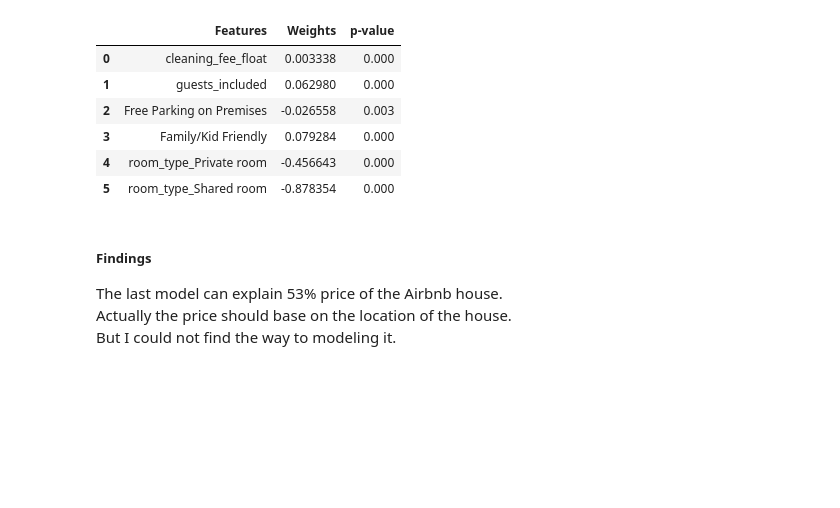
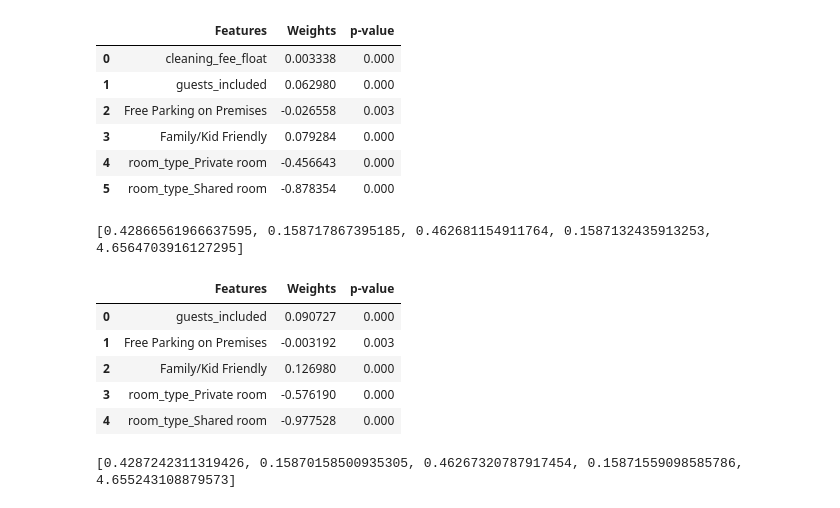
Before and after one commit to lengocanh/UdacityProject1, a Jupyter notebook: SeattleAirbnb.ipynb, the cells around one changed output. Drawn from its saved outputs; the diff is of its cells as text; code cells hidden in the pictures; blank space fills up the shorter version.

```diff
--- a/SeattleAirbnb.ipynb
+++ b/SeattleAirbnb.ipynb
@@ -525,8 +543,45 @@ reg_summary
 | 3 | Family/Kid Friendly | 0.079284 | 0.000 |
 | 4 | room_type_Private room | -0.456643 | 0.000 |
 | 5 | room_type_Shared room | -0.878354 | 0.000 |
-# %% [markdown]
-##### Findings
-The last model can explain 53% price of the Airbnb house.<br>
-Actually the price should base on the location of the house. <br>
-But I could not find the way to modeling it.<br>
+# %%
+# try to drop the cleaning_fee and see what happen.
+X = X.drop('cleaning_fee_float', axis=1)
+X_train, X_test, y_train, y_test = train_test_split(X, y_log, test_size = .30, random_state=123)
+lm_model = LinearRegression()
+lm_model.fit(X_train, y_train)
+
+y_test_preds = lm_model.predict(X_test)
+r2_score_test = r2_score(y_test, y_test_preds)
+mse_test = mean_squared_error(y_test, y_test_preds)
+r2_score_train = r2_score(y_train, lm_model.predict(X_train))
+mse_train = mean_squared_error(y_train, lm_model.predict(X_train))
+print([r2_score_test,mse_test,r2_score_train,mse_train,lm_model.intercept_])
+# %% [output]
+[0.42866561966637595, 0.158717867395185, 0.462681154911764, 0.1587132435913253, 4.6564703916127295]
+# %%
+reg_summary = pd.DataFrame(X.columns.values, columns=['Features'])
+reg_summary['Weights'] = lm_model.coef_
+reg_summary['p-value'] = f_regression(X_train,y_train)[1].round(3)
+reg_summary
+# %% [output]
+|  | Features | Weights | p-value |
+| 0 | guests_included | 0.090727 | 0.000 |
+| 1 | Free Parking on Premises | -0.003192 | 0.003 |
+| 2 | Family/Kid Friendly | 0.126980 | 0.000 |
+| 3 | room_type_Private room | -0.576190 | 0.000 |
+| 4 | room_type_Shared room | -0.977528 | 0.000 |
+# %%
+# the weight of Free Parking on Premises is negative, which is not reasonable.
+X = X.drop('Free Parking on Premises', axis=1)
+X_train, X_test, y_train, y_test = train_test_split(X, y_log, test_size = .30, random_state=123)
+lm_model = LinearRegression()
+lm_model.fit(X_train, y_train)
+
+y_test_preds = lm_model.predict(X_test)
+r2_score_test = r2_score(y_test, y_test_preds)
+mse_test = mean_squared_error(y_test, y_test_preds)
+r2_score_train = r2_score(y_train, lm_model.predict(X_train))
+mse_train = mean_squared_error(y_train, lm_model.predict(X_train))
+print([r2_score_test,mse_test,r2_score_train,mse_train,lm_model.intercept_])
+# %% [output]
+[0.4287242311319426, 0.15870158500935305, 0.46267320787917454, 0.15871559098585786, 4.655243108879573]
```
Also changed, not shown: parts of 5 cells of this notebook, 1 other file.
